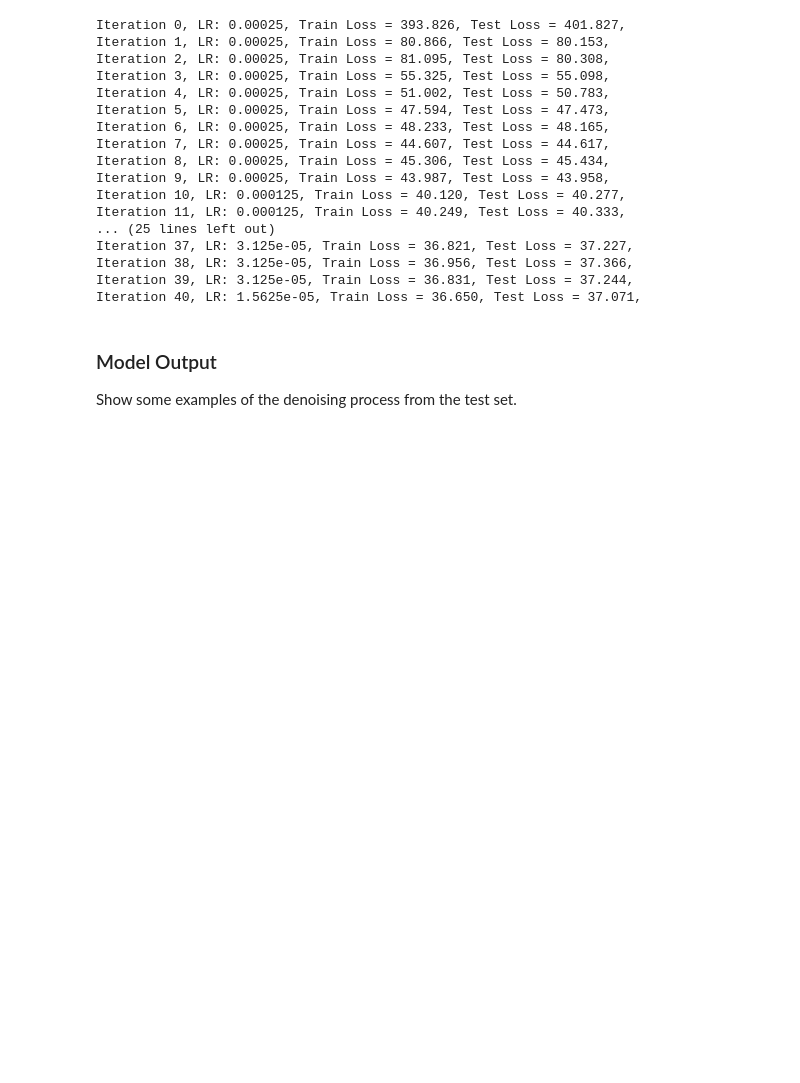
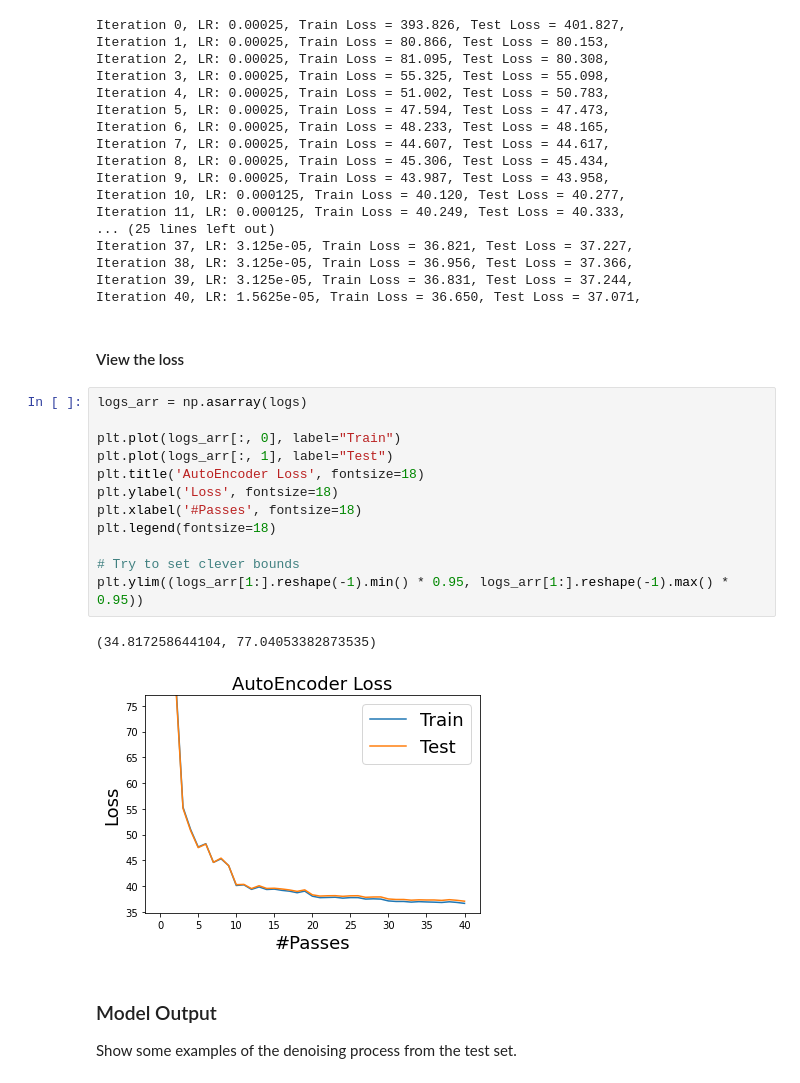
Before and after one commit to sharma-apoorv/Deep-Learning, a Jupyter notebook: Homework/4_AutoEncoders/DATA_598_HW_4.ipynb, the cells around one changed output. Saved outputs shown, nothing was run; the diff lists cells and outputs as text; blank space fills up the shorter version.

```diff
--- a/Homework/4_AutoEncoders/DATA_598_HW_4.ipynb
+++ b/Homework/4_AutoEncoders/DATA_598_HW_4.ipynb
@@ -267,6 +267,23 @@ Iteration 37, LR: 3.125e-05, Train Loss = 36.821, Test Loss = 37.227,
 Iteration 38, LR: 3.125e-05, Train Loss = 36.956, Test Loss = 37.366,
 Iteration 39, LR: 3.125e-05, Train Loss = 36.831, Test Loss = 37.244,
 Iteration 40, LR: 1.5625e-05, Train Loss = 36.650, Test Loss = 37.071,
+# %% [markdown]
+#### View the loss
+# %%
+logs_arr = np.asarray(logs)
+
+plt.plot(logs_arr[:, 0], label="Train")
+plt.plot(logs_arr[:, 1], label="Test")
+plt.title('AutoEncoder Loss', fontsize=18)
+plt.ylabel('Loss', fontsize=18)
+plt.xlabel('#Passes', fontsize=18)
+plt.legend(fontsize=18)
+
+# Try to set clever bounds
+plt.ylim((logs_arr[1:].reshape(-1).min() * 0.95, logs_arr[1:].reshape(-1).max() * 0.95))
+# %% [output]
+(34.817258644104, 77.04053382873535)
+[figure, added]
 # %% [markdown]
 ### Model Output
 Show some examples of the denoising process from the test set.
```
Also changed, not shown: parts of 1 cell of this notebook.
